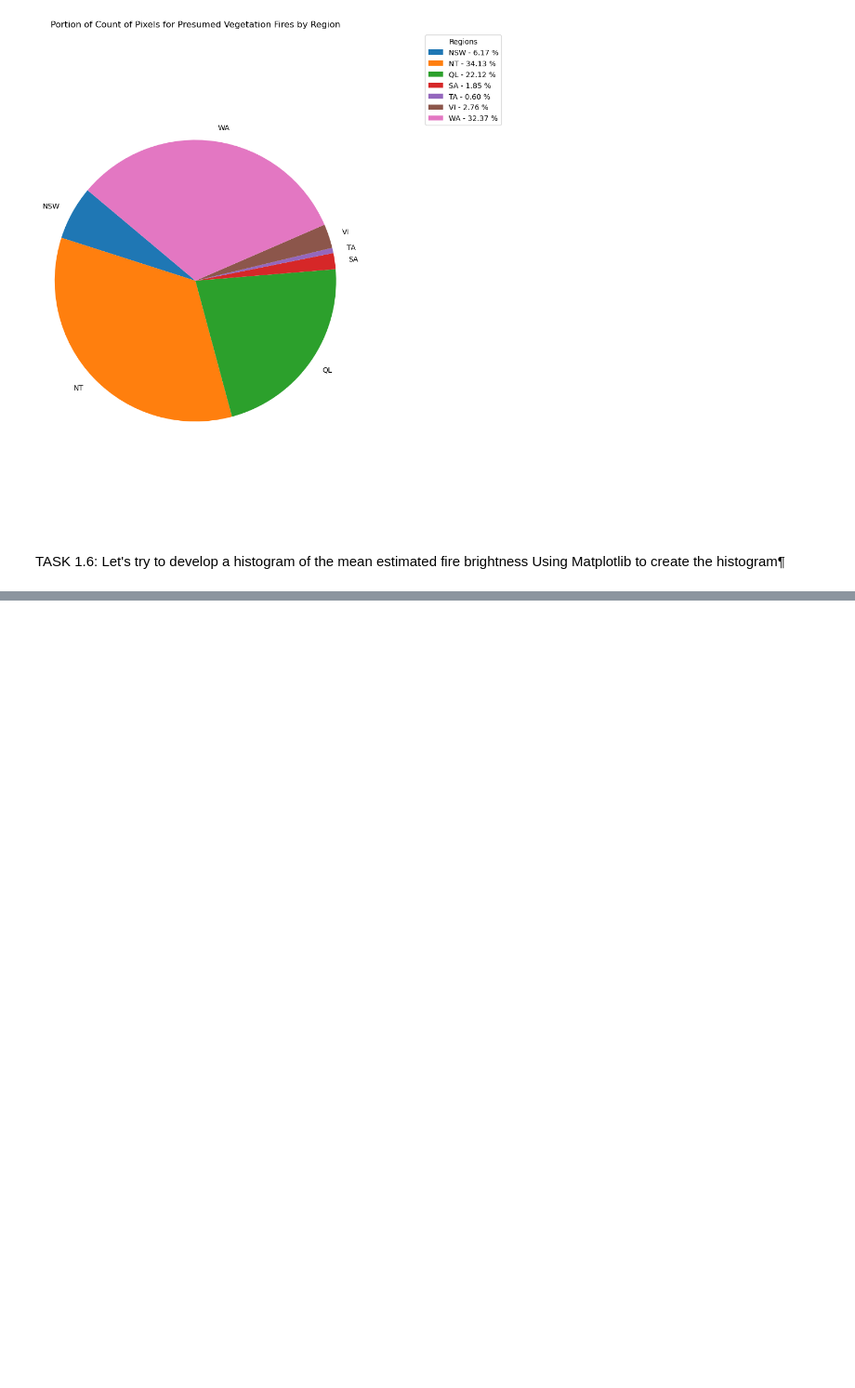
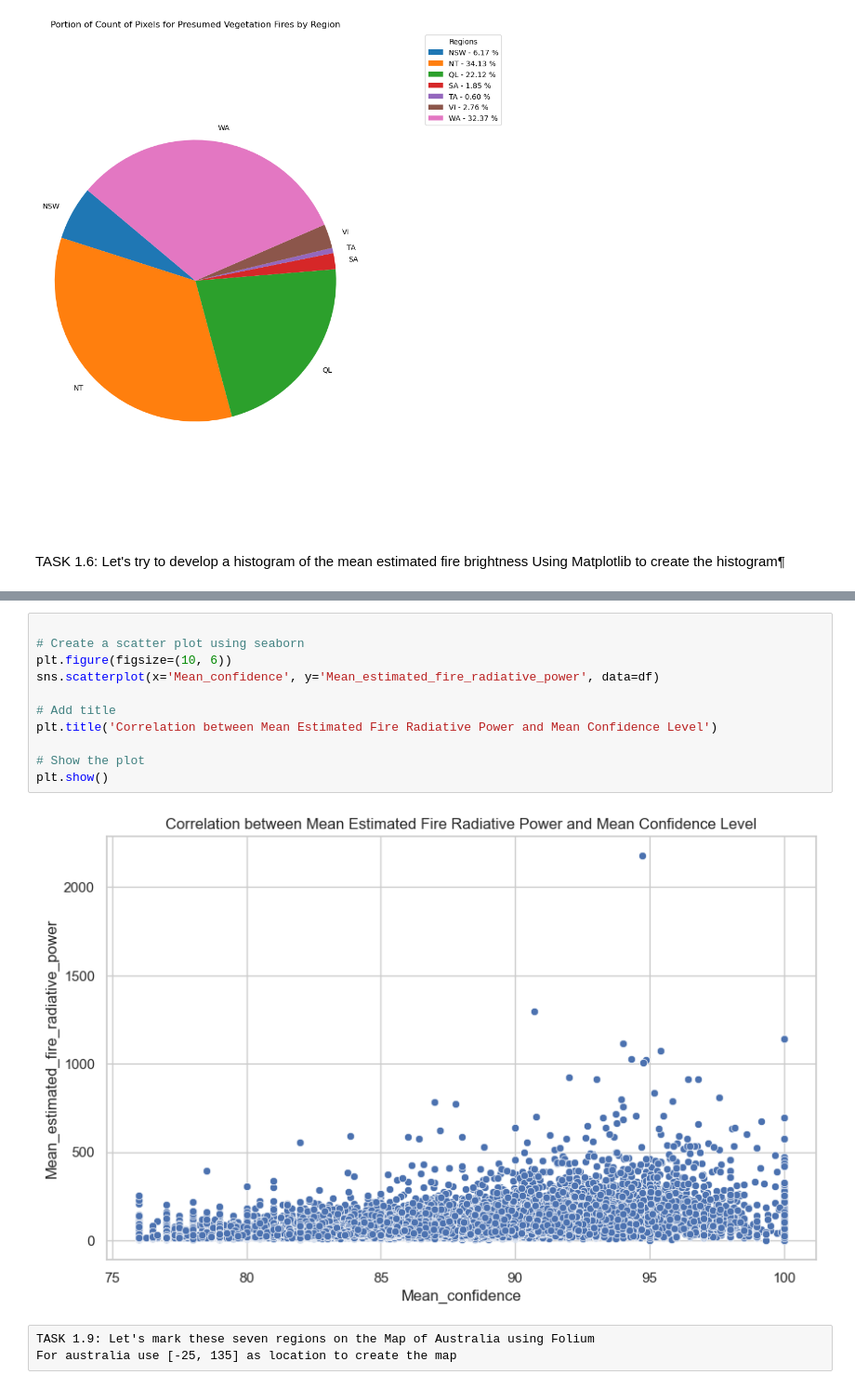
Before and after one commit to oniemtie/Data-Visualisation, a Jupyter notebook: Analyzing wildfire activities in Australia.ipynb, the cells around one changed output, grey strips where cells are left out. Shown: that part at 93% size. Saved outputs shown, nothing was run; the diff lists cells and outputs as text; blank space fills up the shorter version.

```diff
--- a/Analyzing wildfire activities in Australia.ipynb
+++ b/Analyzing wildfire activities in Australia.ipynb
@@ -223,0 +273,16 @@ Using Matplotlib to create the histogram¶
+# %%
+
+# Create a scatter plot using seaborn
+plt.figure(figsize=(10, 6))
+sns.scatterplot(x='Mean_confidence', y='Mean_estimated_fire_radiative_power', data=df)
+
+# Add title
+plt.title('Correlation between Mean Estimated Fire Radiative Power and Mean Confidence Level')
+
+# Show the plot
+plt.show()
+# %% [output]
+[figure, added]
+# %% [raw]
+TASK 1.9: Let's mark these seven regions on the Map of Australia using Folium
+For australia use [-25, 135] as location to create the map
```
Also changed, not shown: parts of 9 cells of this notebook.
